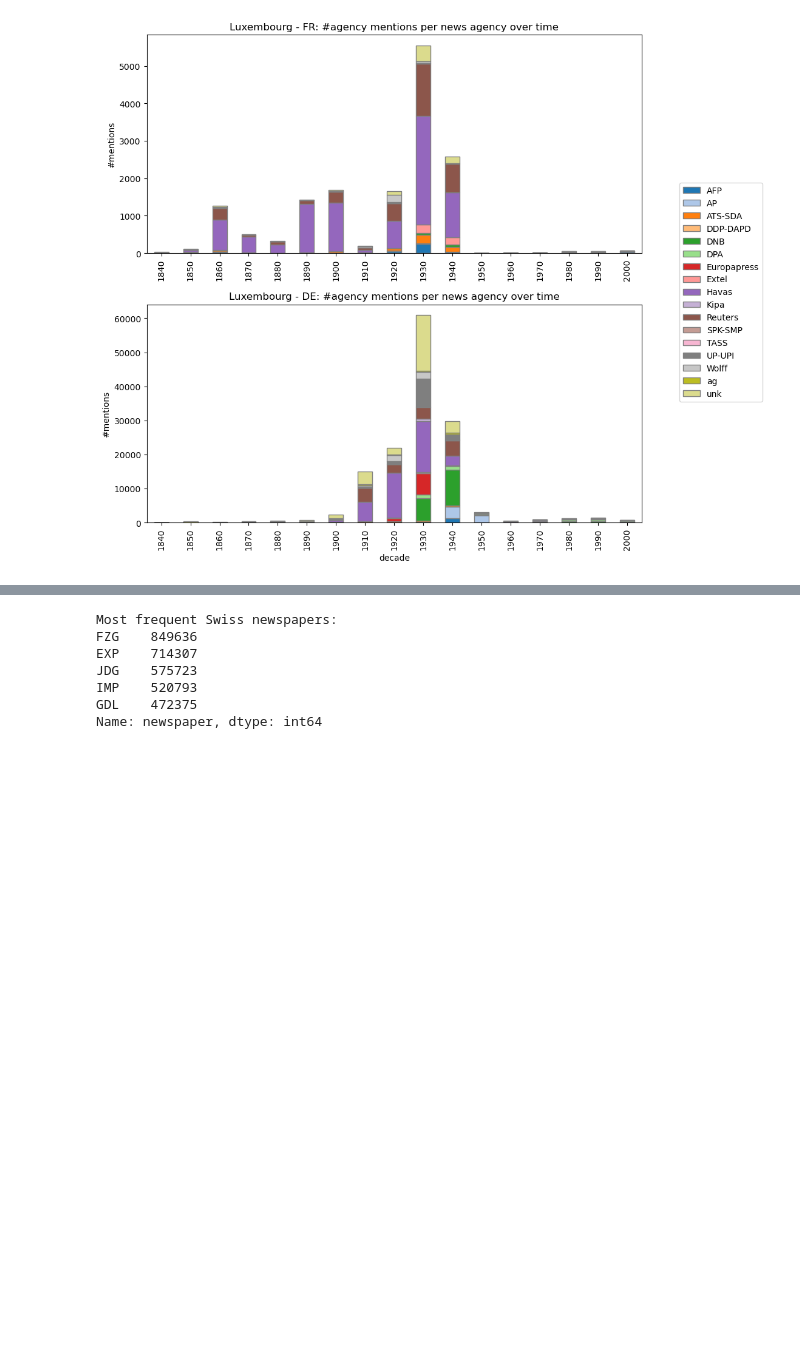
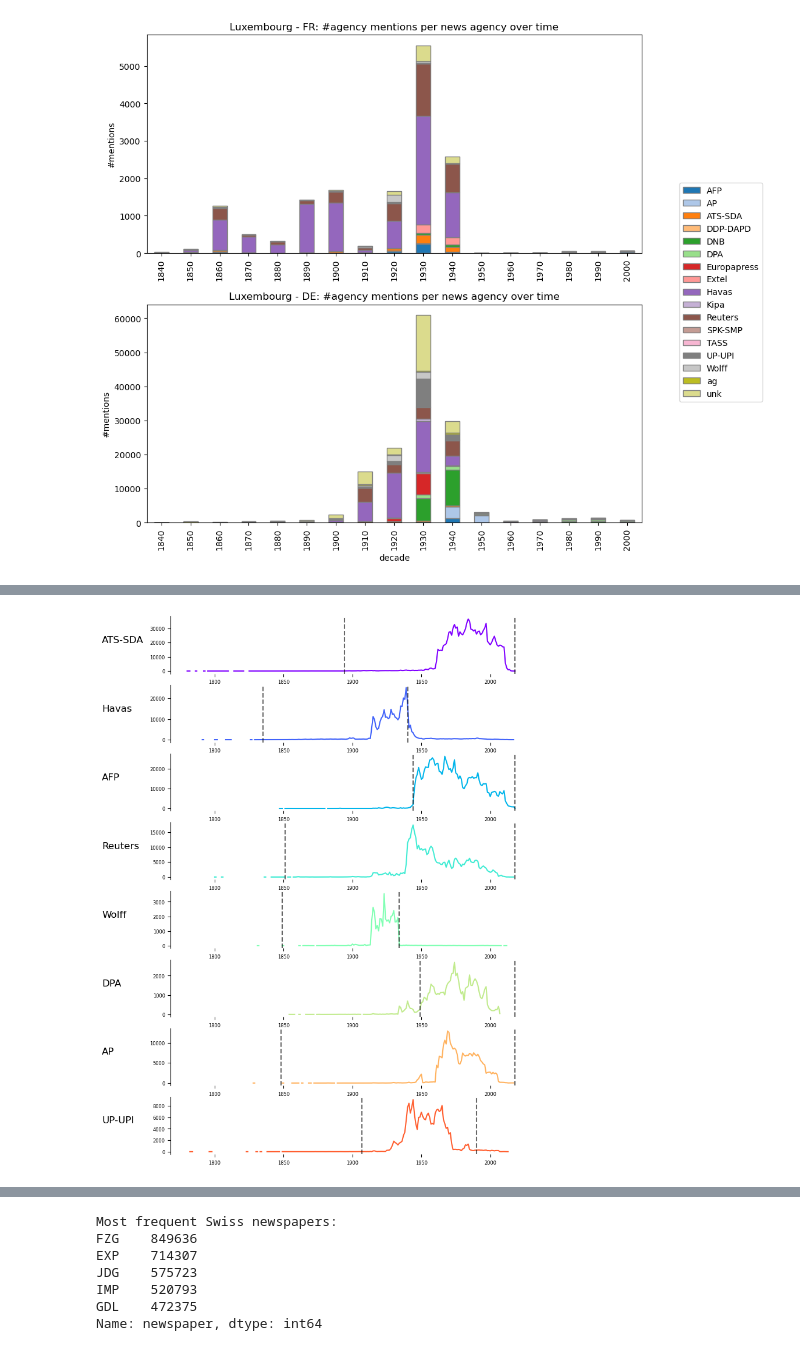
Before and after one commit to impresso/newsagency-classification, a Jupyter notebook: notebooks/4_analysis/descriptive_analysis.ipynb, the cells around one changed output, grey strips where cells are left out. Cells and saved outputs as stored; diff of their text form; code cells hidden in the pictures; blank space fills up the shorter version.

```diff
--- a/notebooks/4_analysis/descriptive_analysis.ipynb
+++ b/notebooks/4_analysis/descriptive_analysis.ipynb
@@ -331 +224,3 @@ plt.show()
+# %%
+matplotlib.rcParams.update({'font.size': 10})
 # %% [markdown]
@@ -406,0 +294,3 @@ plot_ag_by_time_lang(mentions_lu, "LU", time_level="year", intervals=list(range(
+# %%
+ag_list = pd.read_csv(data_path + "NA_list.csv", delimiter=";", usecols=['Abbr.', 'News Agency', 'Country', 'Creation', 'End']).set_index('Abbr.')
+ag_list.head()
@@ -406,0 +305,6 @@ plot_ag_by_time_lang(mentions_lu, "LU", time_level="year", intervals=list(range(
+# %%
+ag_by_year = mentions_all.groupby(['agency', 'year']).size().reset_index().pivot(columns='year', index='agency', values=0)
+ag_by_year = ag_by_year.join(ag_list, how='left')
+ag_by_year['End'] = ag_by_year['End'].fillna(2018).astype(int)
+ag_by_year['Creation'] = ag_by_year['Creation'].fillna(1780).astype(int)
+ag_by_year.head()
@@ -406,0 +363,30 @@ plot_ag_by_time_lang(mentions_lu, "LU", time_level="year", intervals=list(range(
+# %%
+t = list(range(1780, 2019))
+ags_to_plot = ['ATS-SDA', 'Havas', 'AFP', 'Reuters', 'Wolff', 'DPA', 'AP', 'UP-UPI']
+cmap = plt.get_cmap('rainbow')
+
+fig, axs = plt.subplots(nrows=len(ags_to_plot), ncols=1, sharex=True, figsize=(8, 1.5 * len(ags_to_plot)))
+for i, ag in enumerate(ags_to_plot):
+    ax = axs[i]
+
+    #plot
+    ax.plot(t, ag_by_year.loc[ag, t], color=cmap(i/len(ags_to_plot)), label=ag)
+    ax.axvline(ag_by_year.loc[ag, 'Creation'], color='black', linestyle='--', alpha=0.6)
+    ax.axvline(ag_by_year.loc[ag, 'End'], color='black', linestyle='--', alpha=0.6)
+
+    #formatting
+    ax.tick_params('x', labelsize=6, labelbottom=True)
+    ax.tick_params('y', labelsize=6)
+    ax.spines['top'].set_visible(False)
+    ax.spines['right'].set_visible(False)
+    ax.spines['bottom'].set_visible(False)
+
+    #set name of agency on the left
+    xmin, xmax = ax.get_xlim()
+    ymin, ymax = ax.get_ylim()
+    ax.text(xmin - 50, (ymax - ymin) / 2, ag, fontsize='large')
+    #ax.spines['left'].set_visible(False)
+
+plt.show()
+# %% [output]
+[figure, added]
```
Also changed, not shown: parts of 48 cells of this notebook, 4 other files.
